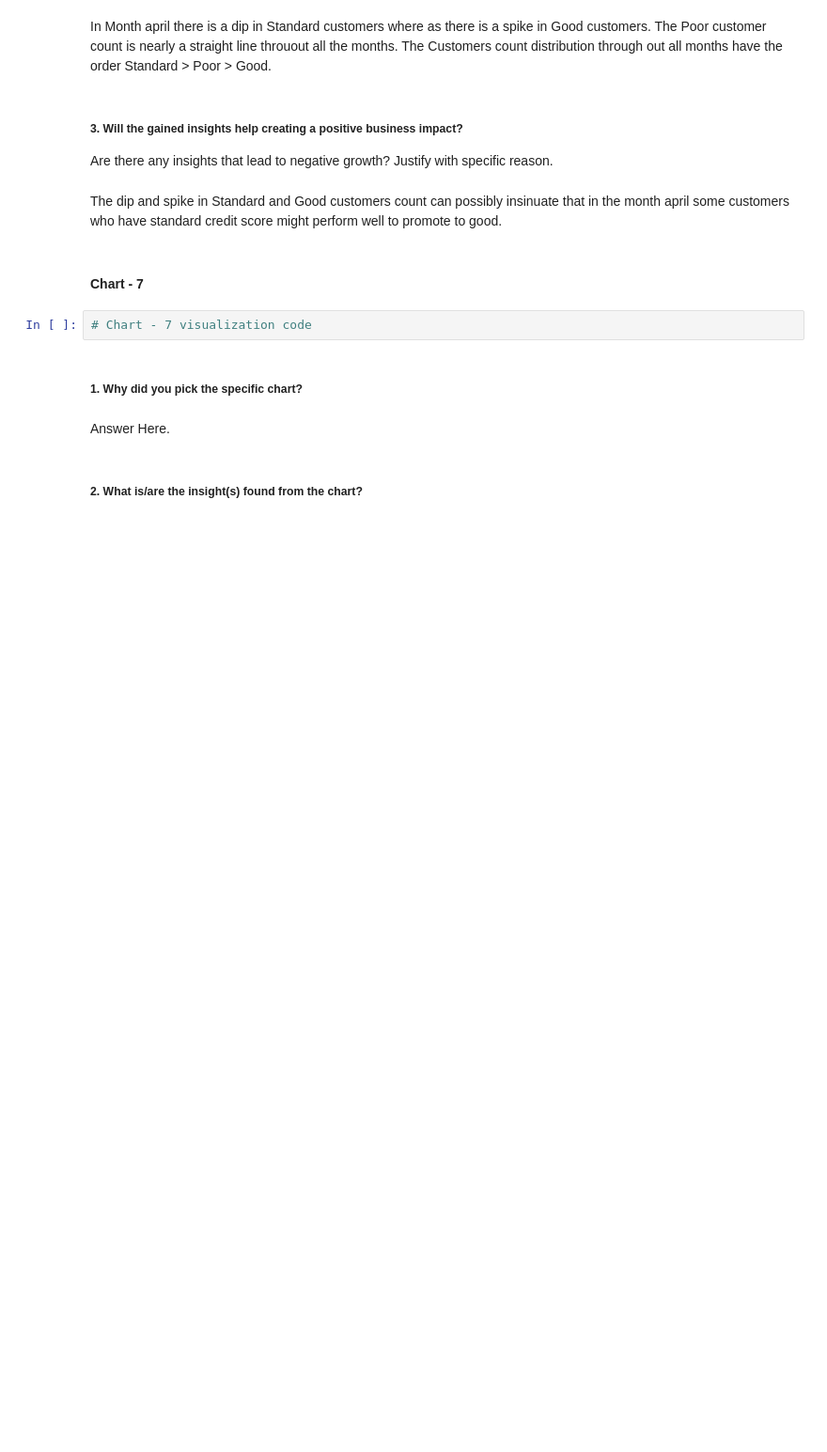
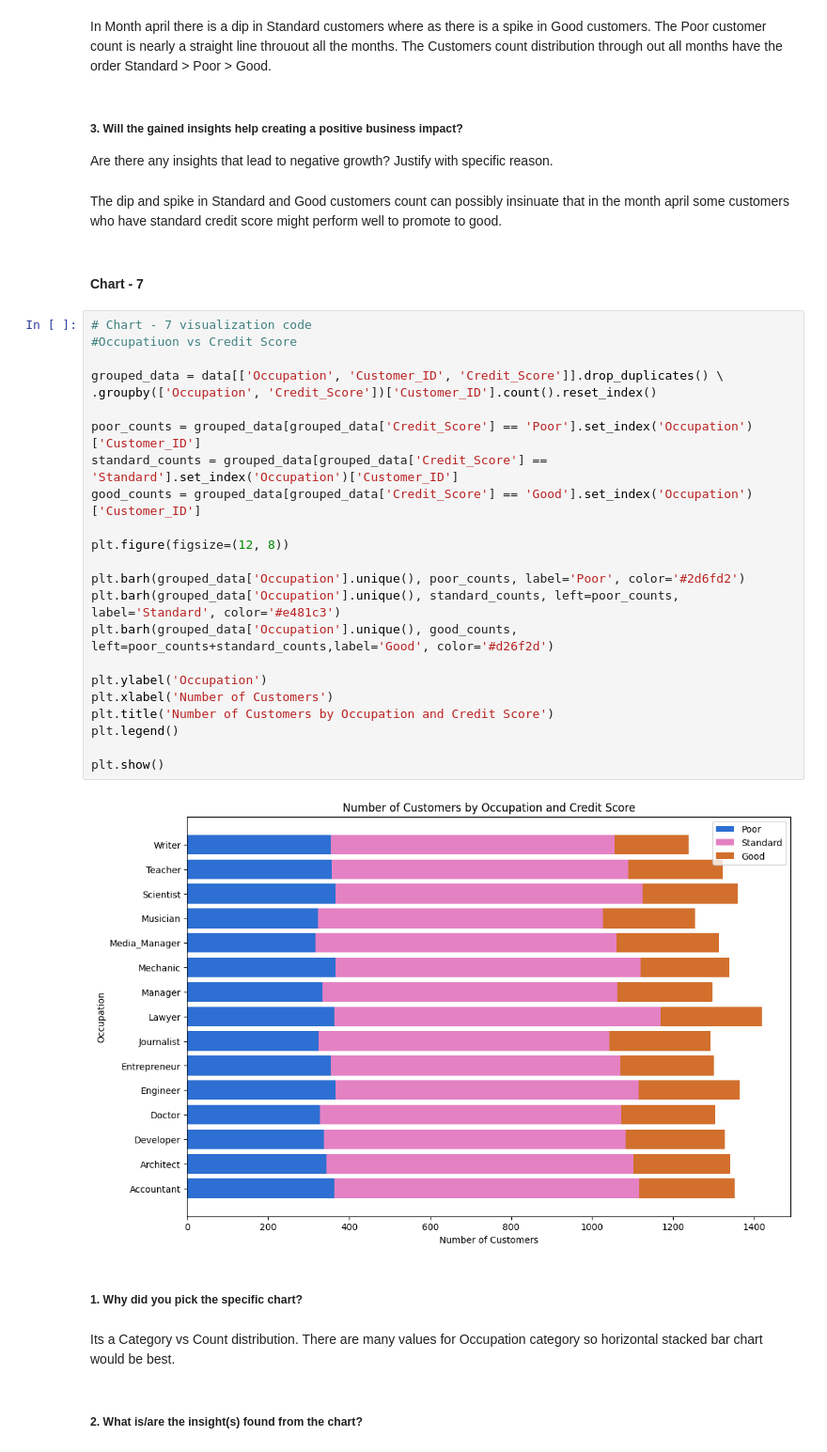
Before and after one commit to nischal-bellana/Paisabazaar-Banking-Fraud-Analysis, a Jupyter notebook: Sample_EDA_Submission_Template.ipynb, the cells around one changed output. Shown at 94% size. Saved outputs shown, nothing was run; the diff lists cells and outputs as text; blank space fills up the shorter version.

Commit message:
Added an extra chart

```diff
--- a/Sample_EDA_Submission_Template.ipynb
+++ b/Sample_EDA_Submission_Template.ipynb
@@ -459,11 +474,34 @@ Are there any insights that lead to negative growth? Justify with specific reaso
 The dip and spike in Standard and Good customers count can possibly insinuate that in the month april some customers who have standard credit score might perform well to promote to good.
 # %% [markdown]
 #### Chart - 7
-# %%
-# Chart - 7 visualization code
+# %%
+# Chart - 7 visualization code
+#Occupatiuon vs Credit Score
+
+grouped_data = data[['Occupation', 'Customer_ID', 'Credit_Score']].drop_duplicates() \
+.groupby(['Occupation', 'Credit_Score'])['Customer_ID'].count().reset_index()
+
+poor_counts = grouped_data[grouped_data['Credit_Score'] == 'Poor'].set_index('Occupation')['Customer_ID']
+standard_counts = grouped_data[grouped_data['Credit_Score'] == 'Standard'].set_index('Occupation')['Customer_ID']
+good_counts = grouped_data[grouped_data['Credit_Score'] == 'Good'].set_index('Occupation')['Customer_ID']
+
+plt.figure(figsize=(12, 8))
+
+plt.barh(grouped_data['Occupation'].unique(), poor_counts, label='Poor', color='#2d6fd2')
+plt.barh(grouped_data['Occupation'].unique(), standard_counts, left=poor_counts, label='Standard', color='#e481c3')
+plt.barh(grouped_data['Occupation'].unique(), good_counts, left=poor_counts+standard_counts,label='Good', color='#d26f2d')
+
+plt.ylabel('Occupation')
+plt.xlabel('Number of Customers')
+plt.title('Number of Customers by Occupation and Credit Score')
+plt.legend()
+
+plt.show()
+# %% [output]
+[figure, added]
 # %% [markdown]
 ##### 1. Why did you pick the specific chart?
-# %% [markdown]
-Answer Here.
+# %% [markdown]
+Its a Category vs Count distribution. There are many values for Occupation category so horizontal stacked bar chart would be best.
 # %% [markdown]
 ##### 2. What is/are the insight(s) found from the chart?
```
Also changed, not shown: parts of 11 cells of this notebook.
